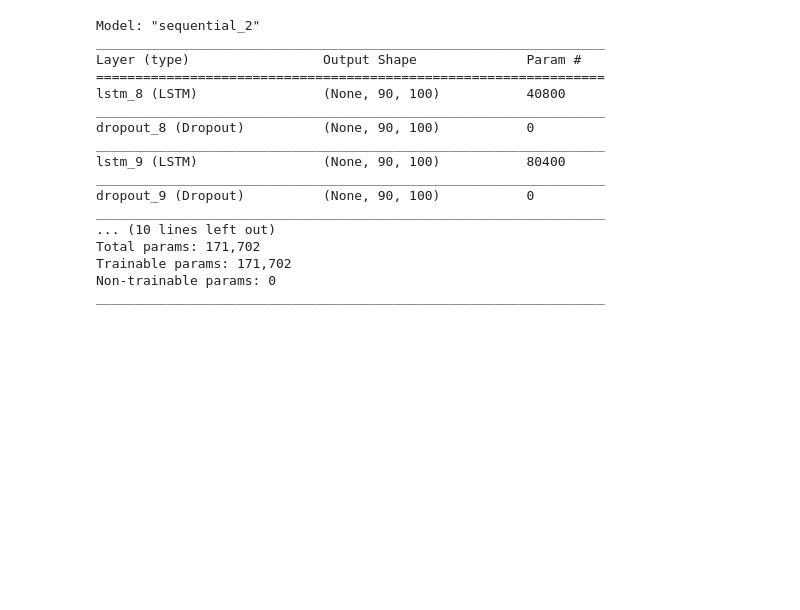
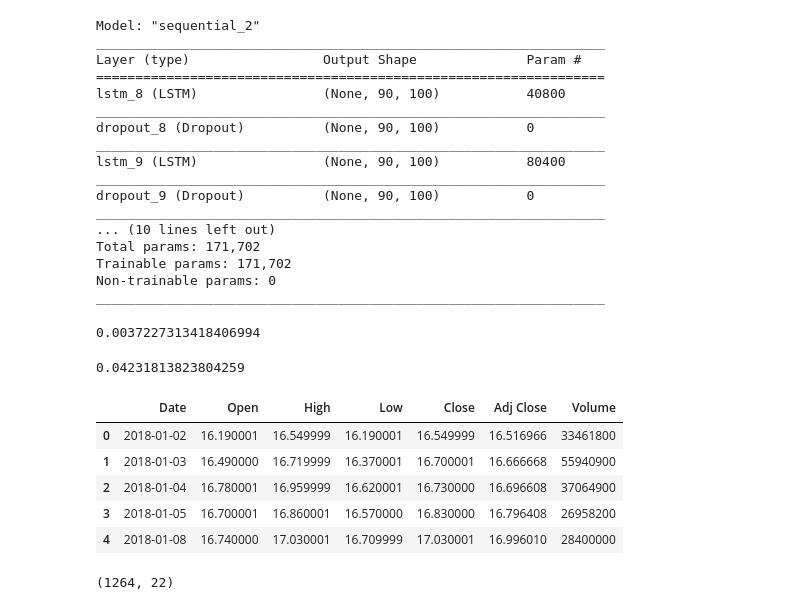
Before and after one commit to itimes-digital/deep-learning-estudo, a Jupyter notebook: serie_temporal_multi_saidas.ipynb, the cells around one changed output. Drawn from its saved outputs; the diff is of its cells as text; code cells hidden in the pictures; blank space fills up the shorter version.

```diff
--- a/serie_temporal_multi_saidas.ipynb
+++ b/serie_temporal_multi_saidas.ipynb
@@ -113,3 +113,21 @@ Non-trainable params: 0
 _________________________________________________________________
 # %%
 model.fit(previsores, preco_real, epochs = 100, batch_size = 32)
+# %%
+np.mean(model.history.history['loss'])
+# %% [output]
+0.0037227313418406994
+# %%
+np.mean(model.history.history['mean_absolute_error'])
+# %% [output]
+0.04231813823804259
+# %%
+base_teste = pd.read_csv('https://raw.githubusercontent.com/itimes-digital/deep-learning-estudo/main/dataset/petr4_teste.csv')
+base_teste.head()
+# %% [output]
+|  | Date | Open | High | Low | Close | Adj Close | Volume |
+| 0 | 2018-01-02 | 16.190001 | 16.549999 | 16.190001 | 16.549999 | 16.516966 | 33461800 |
+| 1 | 2018-01-03 | 16.490000 | 16.719999 | 16.370001 | 16.700001 | 16.666668 | 55940900 |
+| 2 | 2018-01-04 | 16.780001 | 16.959999 | 16.620001 | 16.730000 | 16.696608 | 37064900 |
+| 3 | 2018-01-05 | 16.700001 | 16.860001 | 16.570000 | 16.830000 | 16.796408 | 26958200 |
+| 4 | 2018-01-08 | 16.740000 | 17.030001 | 16.709999 | 17.030001 | 16.996010 | 28400000 |
@@ -115,0 +137,4 @@ model.fit(previsores, preco_real, epochs = 100, batch_size = 32)
+# %%
+len(base_completa), len(base_teste)
+# %% [output]
+(1264, 22)
```
Also changed, not shown: parts of 9 cells of this notebook.
